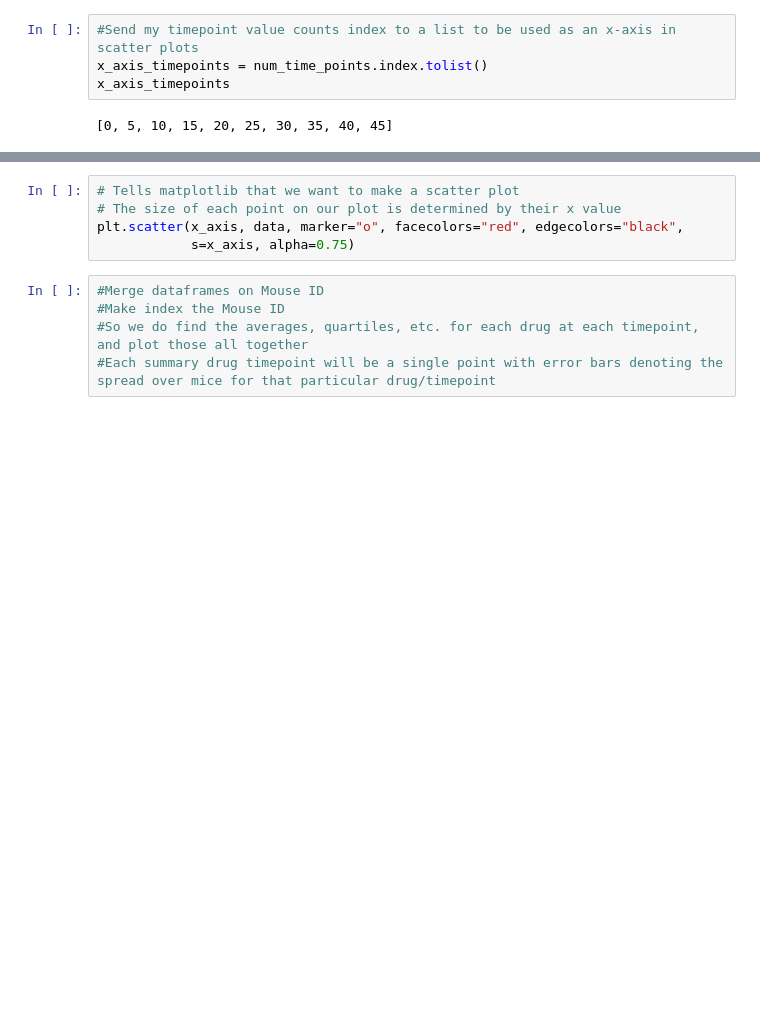
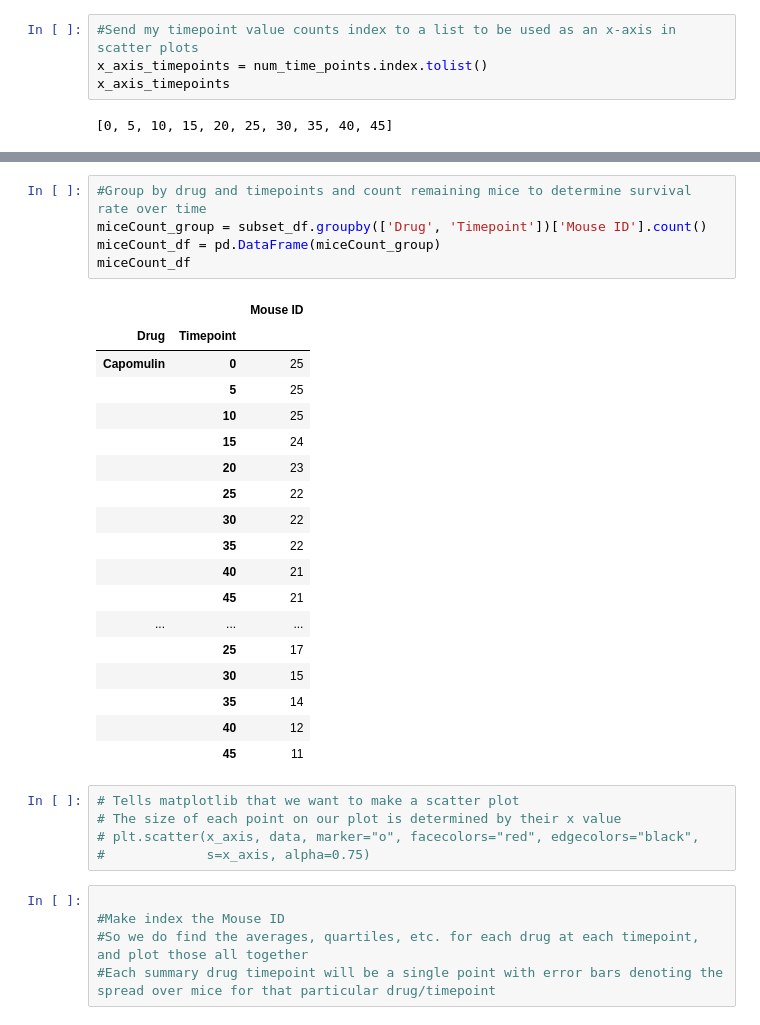
Before and after one commit to bman511/Pymaceuticals, a Jupyter notebook: pymaceuticals.ipynb, the cells around one changed output, grey strips where cells are left out. Drawn from its saved outputs; the diff is of its cells as text; blank space fills up the shorter version.

```diff
--- a/pymaceuticals.ipynb
+++ b/pymaceuticals.ipynb
@@ -97,10 +194,34 @@ x_axis_timepoints
+# %%
+#Group by drug and timepoints and count remaining mice to determine survival rate over time
+miceCount_group = subset_df.groupby(['Drug', 'Timepoint'])['Mouse ID'].count()
+miceCount_df = pd.DataFrame(miceCount_group)
+miceCount_df
+# %% [output]
+|  |  | Mouse ID |
+| Drug | Timepoint |  |
+| Capomulin | 0 | 25 |
+|  | 5 | 25 |
+|  | 10 | 25 |
+|  | 15 | 24 |
+|  | 20 | 23 |
+|  | 25 | 22 |
+|  | 30 | 22 |
+|  | 35 | 22 |
+|  | 40 | 21 |
+|  | 45 | 21 |
+| ... | ... | ... |
+|  | 25 | 17 |
+|  | 30 | 15 |
+|  | 35 | 14 |
+|  | 40 | 12 |
+|  | 45 | 11 |
 # %%
 # Tells matplotlib that we want to make a scatter plot
 # The size of each point on our plot is determined by their x value
-plt.scatter(x_axis, data, marker="o", facecolors="red", edgecolors="black",
-            s=x_axis, alpha=0.75)
+# plt.scatter(x_axis, data, marker="o", facecolors="red", edgecolors="black",
+#             s=x_axis, alpha=0.75)
 # %%
-#Merge dataframes on Mouse ID
+
 #Make index the Mouse ID
 #So we do find the averages, quartiles, etc. for each drug at each timepoint, and plot those all together
 #Each summary drug timepoint will be a single point with error bars denoting the spread over mice for that particular drug/timepoint
```
Also changed, not shown: parts of 5 cells of this notebook.
